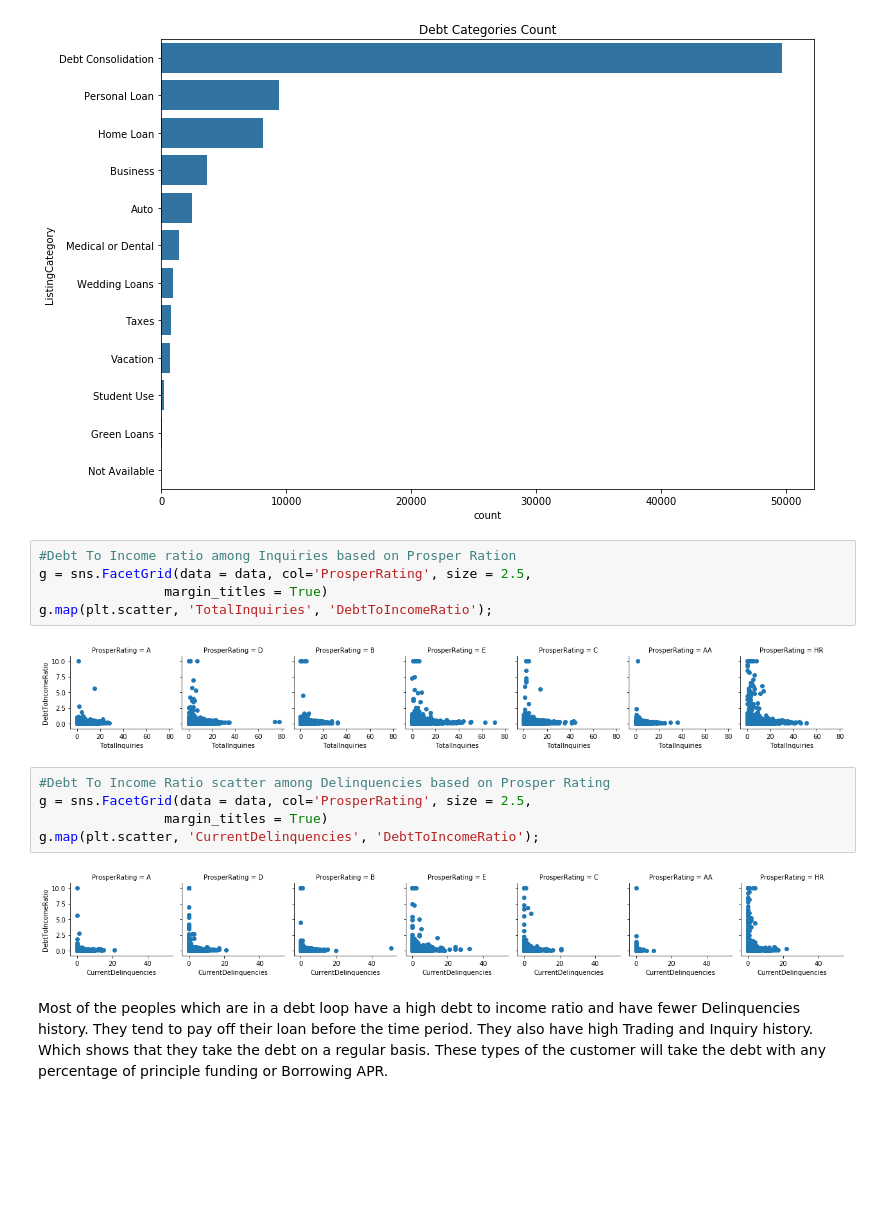
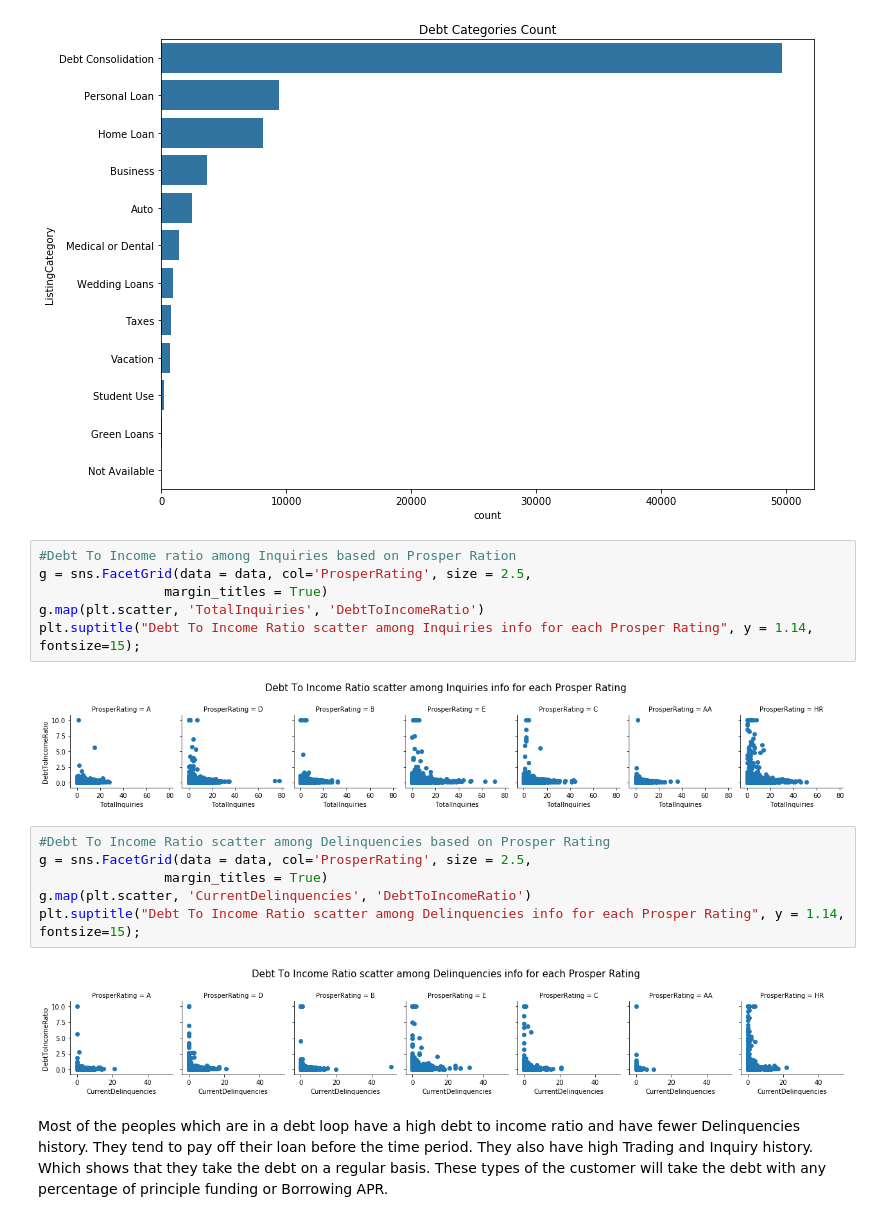
Before and after one commit to naveenmaan/Loan-Data-Analysis, a Jupyter notebook: slide_deck_template.ipynb, the cells around one changed output. Cells and saved outputs as stored; diff of their text form; blank space fills up the shorter version.

```diff
--- a/slide_deck_template.ipynb
+++ b/slide_deck_template.ipynb
@@ -40,17 +40,19 @@ plt.title("Debt Categories Count");
 # %%
 #Debt To Income ratio among Inquiries based on Prosper Ration
 g = sns.FacetGrid(data = data, col='ProsperRating', size = 2.5,
                 margin_titles = True)
-g.map(plt.scatter, 'TotalInquiries', 'DebtToIncomeRatio');
+g.map(plt.scatter, 'TotalInquiries', 'DebtToIncomeRatio')
+plt.suptitle("Debt To Income Ratio scatter among Inquiries info for each Prosper Rating", y = 1.14, fontsize=15);
 # %% [output]
-[figure, old version]
+[figure, new version]
 # %%
 #Debt To Income Ratio scatter among Delinquencies based on Prosper Rating
 g = sns.FacetGrid(data = data, col='ProsperRating', size = 2.5,
                 margin_titles = True)
-g.map(plt.scatter, 'CurrentDelinquencies', 'DebtToIncomeRatio');
+g.map(plt.scatter, 'CurrentDelinquencies', 'DebtToIncomeRatio')
+plt.suptitle("Debt To Income Ratio scatter among Delinquencies info for each Prosper Rating", y = 1.14, fontsize=15);
 # %% [output]
-[figure, old version]
+[figure, new version]
 # %% [markdown]
 Most of the peoples which are in a debt loop have a high debt to income ratio and have fewer Delinquencies history. They tend to pay off their loan before the time period. They also have high Trading and Inquiry history. Which shows that they take the debt on a regular basis. These types of the customer will take the debt with any percentage of principle funding or Borrowing APR.
 # %%
```
Also changed, not shown: parts of 6 cells of this notebook, 2 other files.
